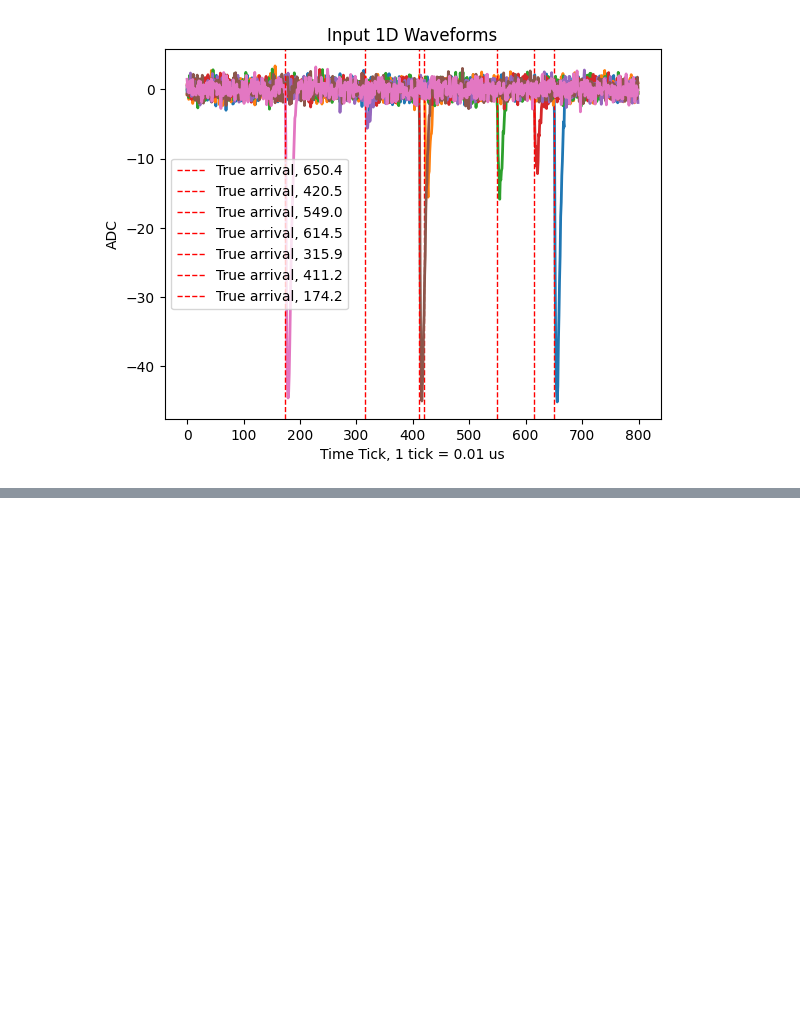
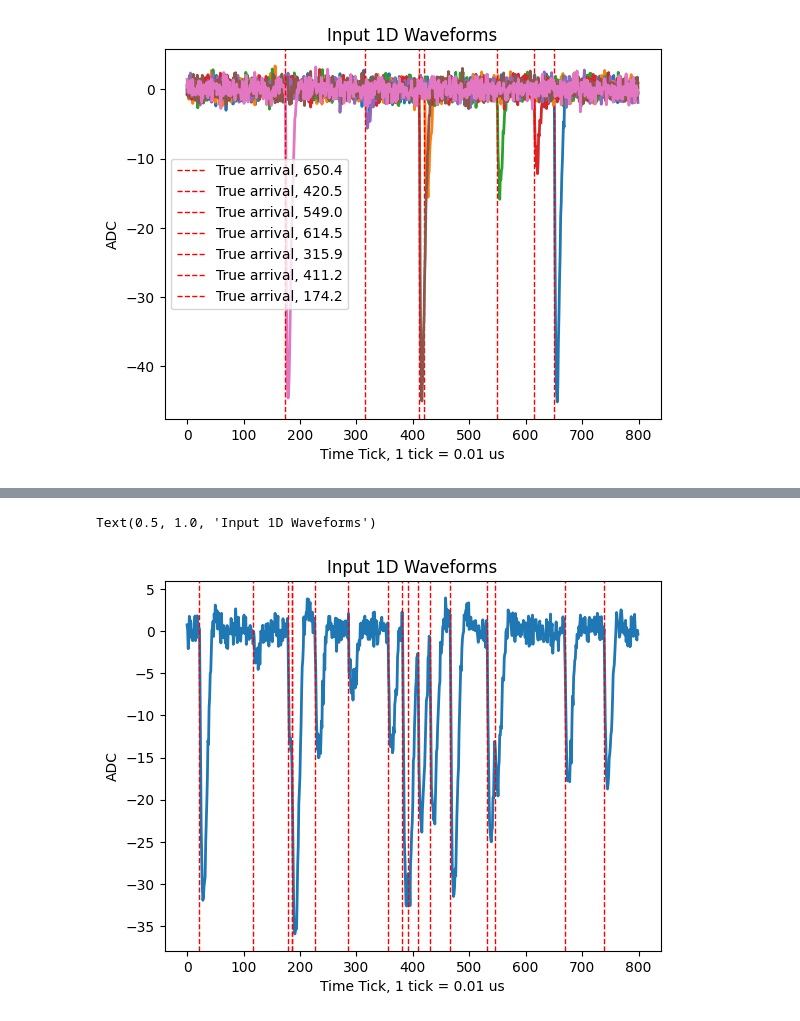
Before and after one commit to carsmithhhh/flash_detection, a Jupyter notebook: notebooks/simulating_data.ipynb, the cells around one changed output, grey strips where cells are left out. Saved outputs shown, nothing was run; the diff lists cells and outputs as text; code cells hidden in the pictures; blank space fills up the shorter version.

```diff
--- a/notebooks/simulating_data.ipynb
+++ b/notebooks/simulating_data.ipynb
@@ -217,0 +272,25 @@ Text(0.5, 1.0, 'Input 1D Waveforms')
+# %%
+waveforms = np.load('class_reg_50k.npy', allow_pickle=True).item()
+ticks = np.arange(len(waveforms['waveforms'][0]))
+
+waveform_id = 7
+
+wf = waveforms['waveforms'][waveform_id]
+plt.plot(ticks, wf, linewidth=2)
+t = waveforms['arrival_times'][waveform_id]
+for i, elem in enumerate(np.sort(t)):
+    plt.axvline(
+        x=elem.item(),
+        color='r',
+        linestyle='--',
+        linewidth=1,
+        label=f"True arrival, {elem.item():.1f}, {waveforms['num_photons'][waveform_id][i]}"
+    )
+
+plt.xlabel(f"Time Tick, 1 tick = {sim.light_tick_size * sim.downsample_factor} us")
+plt.ylabel("ADC")
+# plt.legend()
+plt.title(f"Input 1D Waveforms")
+# %% [output]
+Text(0.5, 1.0, 'Input 1D Waveforms')
+[figure, added]
```
Also changed, not shown: parts of 7 cells of this notebook, 6 other files.
